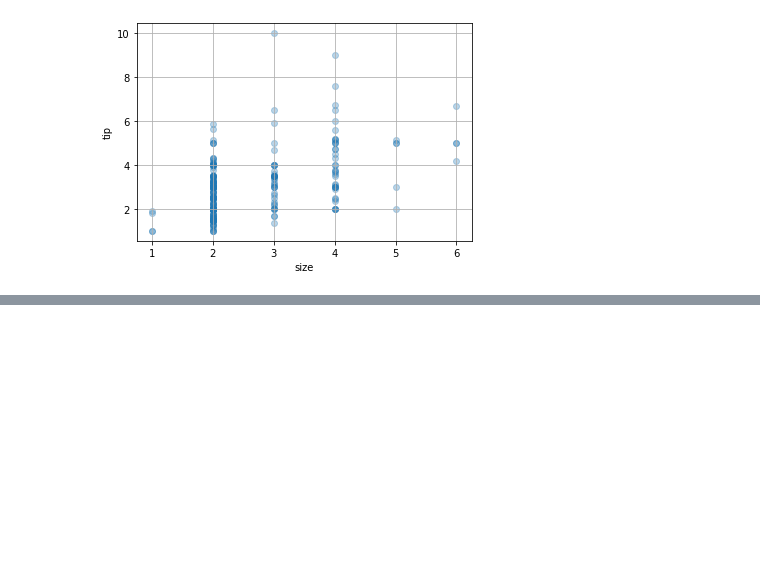
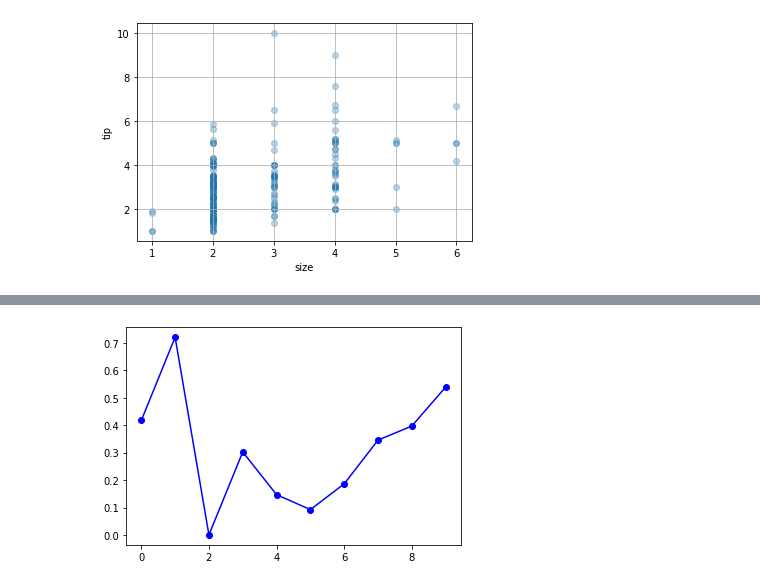
Before and after one commit to sejinseo/Itwill_Python, a Jupyter notebook: py21_matplotlib.ipynb, the cells around one changed output, grey strips where cells are left out. Drawn from its saved outputs; the diff is of its cells as text; code cells hidden in the pictures; blank space fills up the shorter version.

```diff
--- a/py21_matplotlib.ipynb
+++ b/py21_matplotlib.ipynb
@@ -411,0 +444,11 @@ plt.show()
+# %%
+plt.plot(df['x1'], df['x2'], 'bo-')
+#> 'bo-': format string(선 그래프의 형식을 지정한 문자열). color, marker, linestyle을 설정.
+#> color: 마커와 선의 색깔(r, g, b, k, ...)
+#> marker: 마커(점) 모양(o, s, ^, ...)
+#> linestyle: 선의 모양(-, --, :, ...). solid line, dashed line, dotted line, ...
+#> 선 그래프의 형식은 format string으로 지정할 수도 있고, variable-lenght keyword argument(**kwargs)로도 설정 가능.
+
+plt.show()
+# %% [output]
+[figure, added]
```
Also changed, not shown: parts of 8 cells of this notebook.
